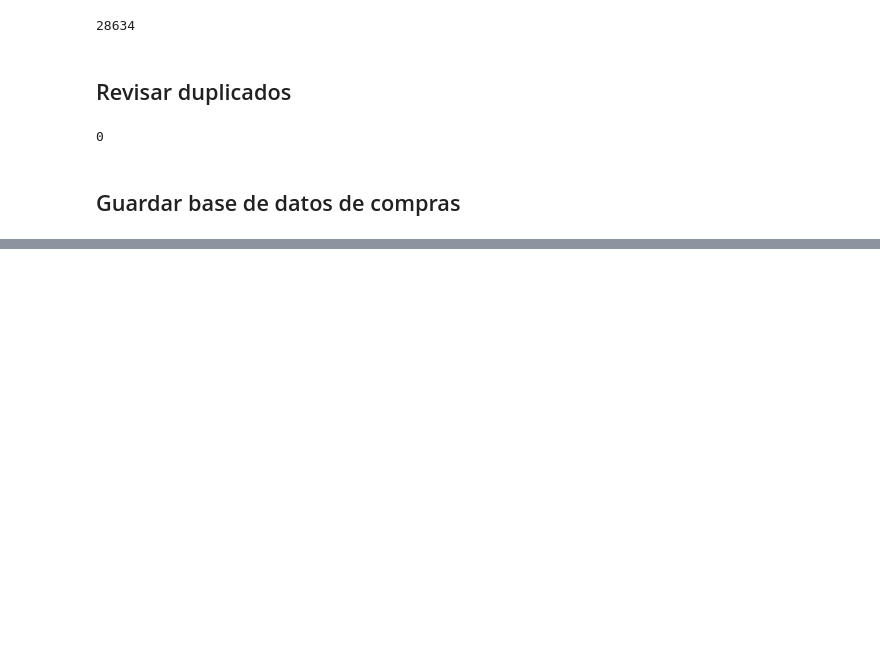
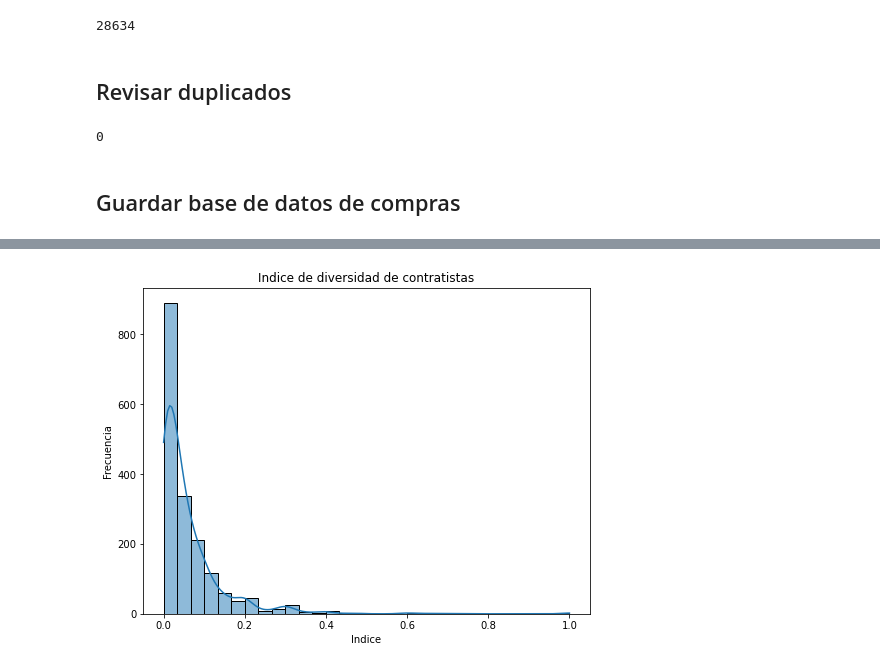
Before and after one commit to hfelizzola/Codigos-y-Modelos, a Jupyter notebook: procesamiento_limpieza.ipynb, the cells around one changed output, grey strips where cells are left out. Saved outputs shown, nothing was run; the diff lists cells and outputs as text; code cells hidden in the pictures; blank space fills up the shorter version.

```diff
--- a/procesamiento_limpieza.ipynb
+++ b/procesamiento_limpieza.ipynb
@@ -321,0 +544,27 @@ if guardar_compras:
+# %%
+# Calcula el ID en numero de contratos
+entidad_contratista = (
+    compras
+    .groupby(["nombre_entidad",'id_contratista'])
+    .size()
+    .reset_index()
+    .rename({0:"total"}, axis=1))
+
+temp = (
+    entidad_contratista
+    .groupby("nombre_entidad")
+    .apply(compute_ID)
+    .reset_index()
+    .rename({0:"ind_ent_Idiversidad"}, axis=1))
+
+ind_entidad = integrar()
+# %%
+plt.figure(figsize=(8,6))
+sns.histplot(data=ind_entidad, x="ind_ent_Idiversidad", bins=30, kde=True)
+plt.title("Indice de diversidad de contratistas")
+plt.xlabel("Indice")
+plt.ylabel("Frecuencia")
+#plt.savefig('plots/ind_ent_Idiversidad.png')
+plt.show()
+# %% [output]
+[figure, added]
```
Also changed, not shown: parts of 28 cells of this notebook, 1 other file.
